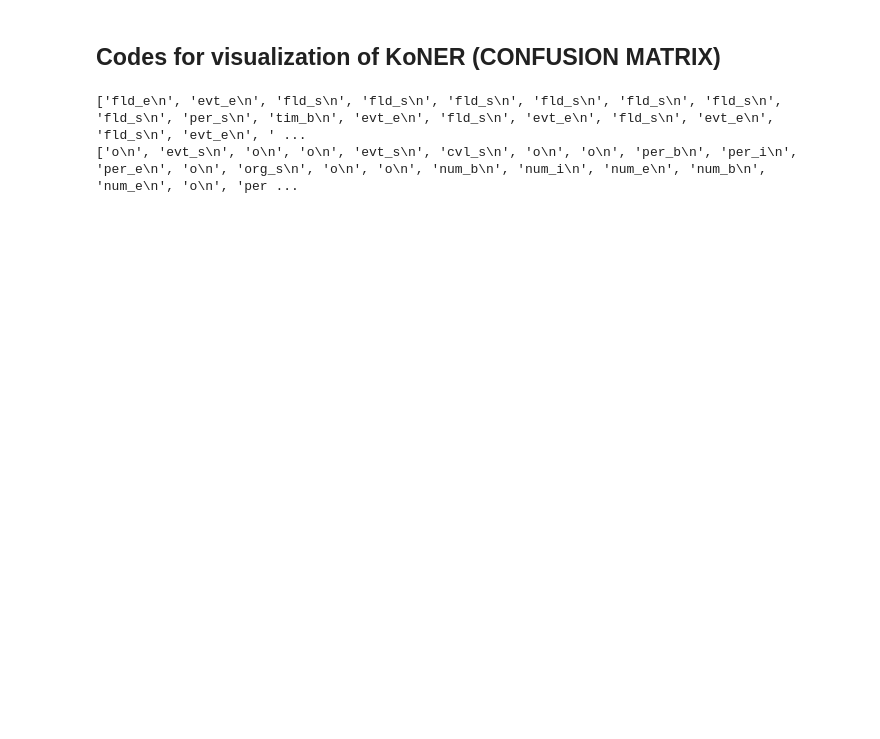
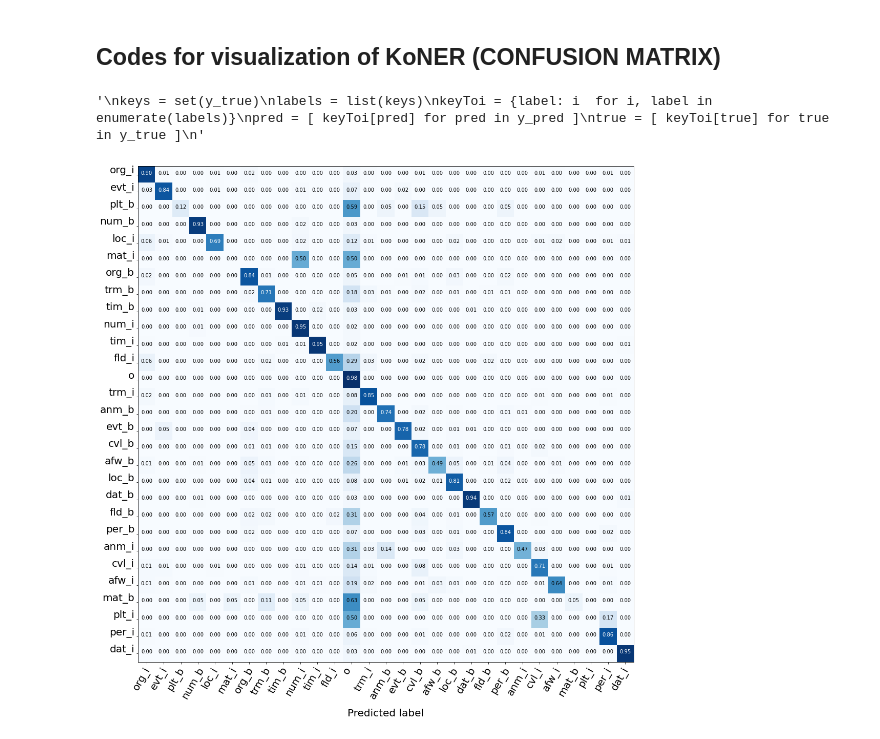
Before and after one commit to jujbob/koNER, a Jupyter notebook: Visualization.ipynb, the cells around one changed output. Cells and saved outputs as stored; diff of their text form; code cells hidden in the pictures; blank space fills up the shorter version.

```diff
--- a/Visualization.ipynb
+++ b/Visualization.ipynb
@@ -6,25 +92,45 @@ import matplotlib.pyplot as plt
+# %%
+y_pred = []
+y_true = []
+labels = ['org_i\n', 'evt_i\n', 'plt_b\n', 'num_b\n', 'loc_i\n', 'mat_i\n', 'org_b\n', 'trm_b\n', 'tim_b\n', 'num_i\n', 'tim_i\n', 'fld_i\n', 'o\n', 'trm_i\n', 'anm_b\n', 'evt_b\n', 'cvl_b\n', 'afw_b\n', 'loc_b\n', 'dat_b\n', 'fld_b\n', 'per_b\n', 'anm_i\n', 'cvl_i\n', 'afw_i\n', 'mat_b\n', 'plt_i\n', 'per_i\n', 'dat_i\n']
+#with open("./results/upos_predicted_0.8762261655461259_0.8764837749439565") as pred:
+#with open("./results/xpos_predicted_0.8731381518755719_0.8767961486163683") as pred:
+with open("./results/xpos_bert_predicted_0.8659930028286438_0.8569192523708682") as pred:
+    tag = pred.readlines()[0:-1]
+    y_pred.extend(tag)
+
+#with open("./results/upos_gold_0.8762261655461259_0.8764837749439565") as gold:
+#with open("./results/xpos_gold_0.8731381518755719_0.8767961486163683") as gold:
+with open("./results/xpos_bert_gold_0.8659930028286438_0.8569192523708682") as gold:
+    tag = gold.readlines()[0:-1]
+    y_true.extend(tag)
+'''
+keys = set(y_true)
+labels = list(keys)
+keyToi = {label: i  for i, label in enumerate(labels)}
+pred = [ keyToi[pred] for pred in y_pred ]
+true = [ keyToi[true] for true in y_true ]
+'''
+# %% [output]
+'\nkeys = set(y_true)\nlabels = list(keys)\nkeyToi = {label: i  for i, label in enumerate(labels)}\npred = [ keyToi[pred] for pred in y_pred ]\ntrue = [ keyToi[true] for true in y_true ]\n'
+# %%
+cm = confusion_matrix(y_true, y_pred, labels=labels)
+# %%
+plot_confusion_matrix(cm,labels, normalize=True, outname="./xpos_bert.pdf")
+# %% [output]
+[figure, added]
 # %%
 y_pred = []
 y_actu = []
-with open("./results/predicted_0.000782849572443695_0.0034815211569362613") as pred:
-    tag = pred.readlines()
-    #print(tag)
+with open("./results/xpos_predicted_0.8731381518755719_0.8767961486163683") as pred:
+    tag = pred.readlines()[0:-1]
     y_pred.extend(tag)
 
-with open("./results/gold_0.000782849572443695_0.0034815211569362613") as pred:
-    y_actu.extend(pred.readlines())
-
-print(y_pred)
-print(y_actu)
+with open("./results/xpos_gold_0.8731381518755719_0.8767961486163683") as gold:
+    tag = gold.readlines()[0:-1]
+    y_actu.extend(tag)
 
 y_actu = pd.Series(y_actu, name='Actual')
 y_pred = pd.Series(y_pred, name='Predicted')
-
-
-#y_actu = pd.Series([2, 0, 2, 2, 0, 1, 1, 2, 2, 0, 1, 2], name='Actual')
-#y_pred = pd.Series([0, 0, 2, 1, 0, 2, 1, 0, 2, 0, 2, 2], name='Predicted')
 df_confusion = pd.crosstab(y_actu, y_pred)
-# %% [output]
-['fld_e\n', 'evt_e\n', 'fld_s\n', 'fld_s\n', 'fld_s\n', 'fld_s\n', 'fld_s\n', 'fld_s\n', 'fld_s\n', 'per_s\n', 'tim_b\n', 'evt_e\n', 'fld_s\n', 'evt_e\n', 'fld_s\n', 'evt_e\n', 'fld_s\n', 'evt_e\n', ' ...
-['o\n', 'evt_s\n', 'o\n', 'o\n', 'evt_s\n', 'cvl_s\n', 'o\n', 'o\n', 'per_b\n', 'per_i\n', 'per_e\n', 'o\n', 'org_s\n', 'o\n', 'o\n', 'num_b\n', 'num_i\n', 'num_e\n', 'num_b\n', 'num_e\n', 'o\n', 'per ...
 # %%
```
Also changed, not shown: parts of 10 cells of this notebook, 5 other files.
